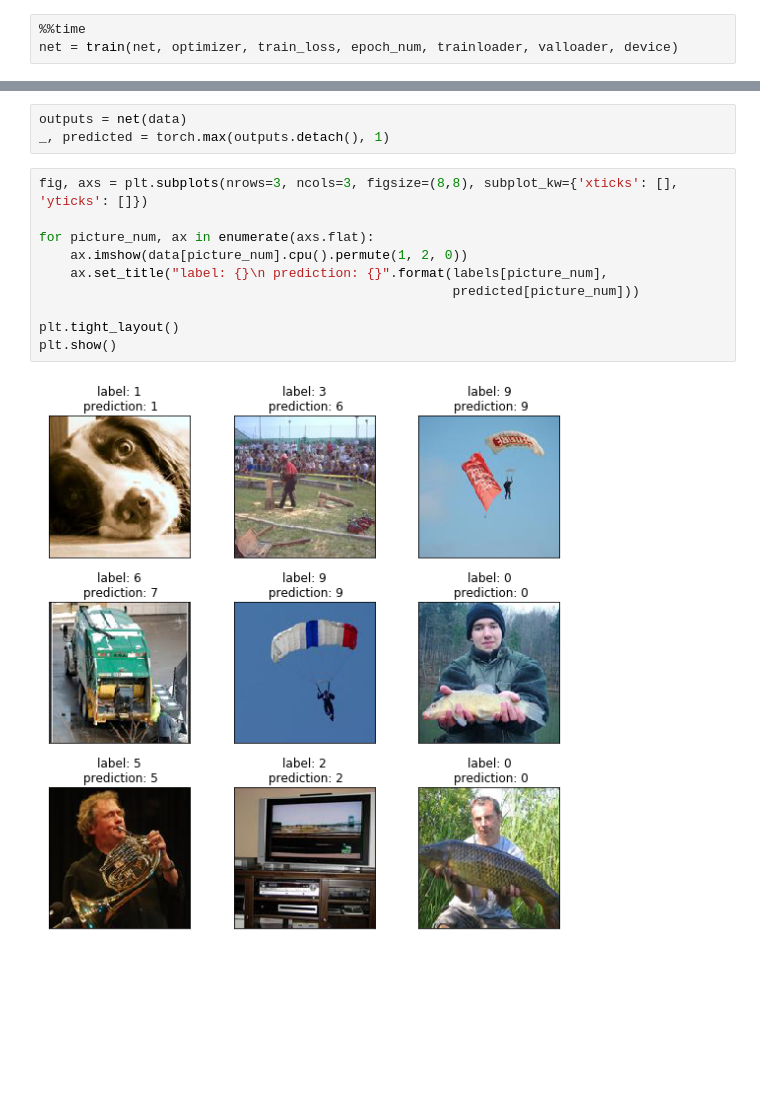
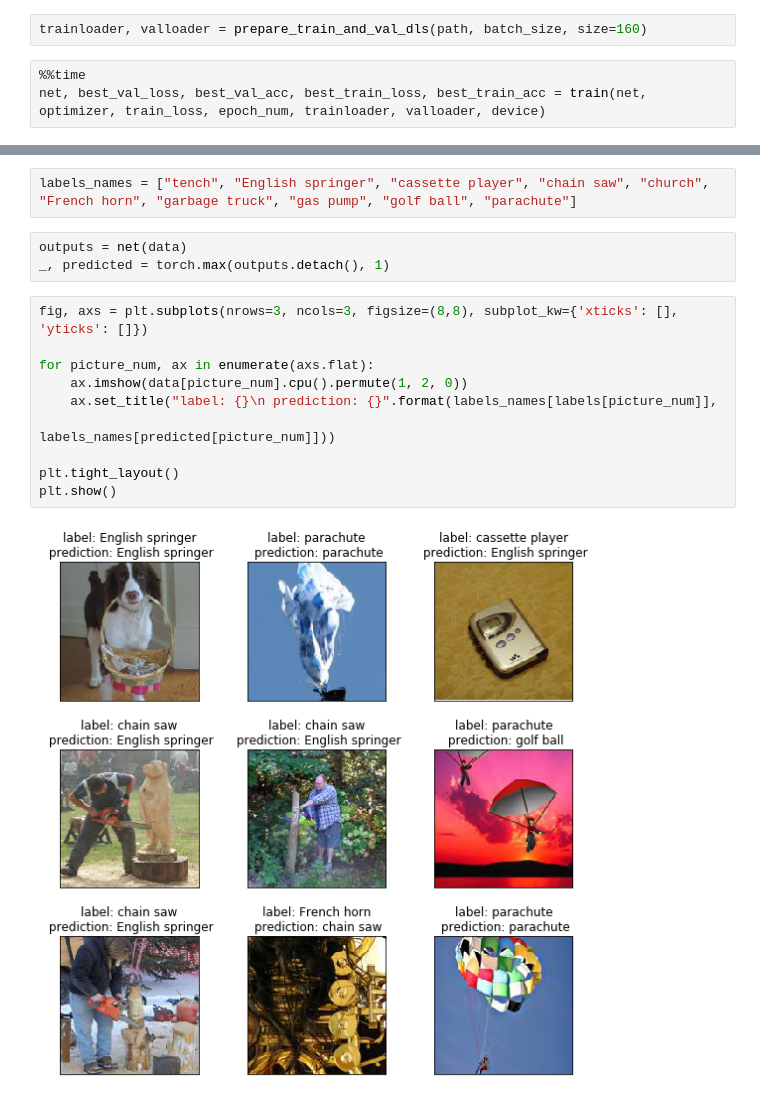
Before and after one commit to RisaMagpie/neuronets, a Jupyter notebook: VGG_train.ipynb, the cells around one changed output, grey strips where cells are left out. Drawn from its saved outputs; the diff is of its cells as text; blank space fills up the shorter version.

Commit message:
separate training file and add optimization file

```diff
--- a/VGG_train.ipynb
+++ b/VGG_train.ipynb
@@ -179,4 +29,6 @@ def test_metrics(net, device, testloader, out_channels):
+# %%
+trainloader, valloader = prepare_train_and_val_dls(path, batch_size, size=160)
 # %%
 %%time
-net = train(net, optimizer, train_loss, epoch_num, trainloader, valloader, device)
+net, best_val_loss, best_val_acc, best_train_loss, best_train_acc = train(net, optimizer, train_loss, epoch_num, trainloader, valloader, device)
 # %% [output]
@@ -212,17 +64,19 @@ plt.show()
 # %%
 data, labels = valloader.one_batch()
+# %%
+labels_names = ["tench", "English springer", "cassette player", "chain saw", "church", "French horn", "garbage truck", "gas pump", "golf ball", "parachute"]
 # %%
 outputs = net(data)
 _, predicted = torch.max(outputs.detach(), 1)
 # %%
 fig, axs = plt.subplots(nrows=3, ncols=3, figsize=(8,8), subplot_kw={'xticks': [], 'yticks': []})
 
 for picture_num, ax in enumerate(axs.flat):
     ax.imshow(data[picture_num].cpu().permute(1, 2, 0))
-    ax.set_title("label: {}\n prediction: {}".format(labels[picture_num],
-                                                     predicted[picture_num]))
+    ax.set_title("label: {}\n prediction: {}".format(labels_names[labels[picture_num]],
+                                                     labels_names[predicted[picture_num]]))
 
 plt.tight_layout()
 plt.show()
 # %% [output]
-[figure, old version]
+[figure, new version]
```
Also changed, not shown: parts of 12 cells of this notebook, 2 other files.
